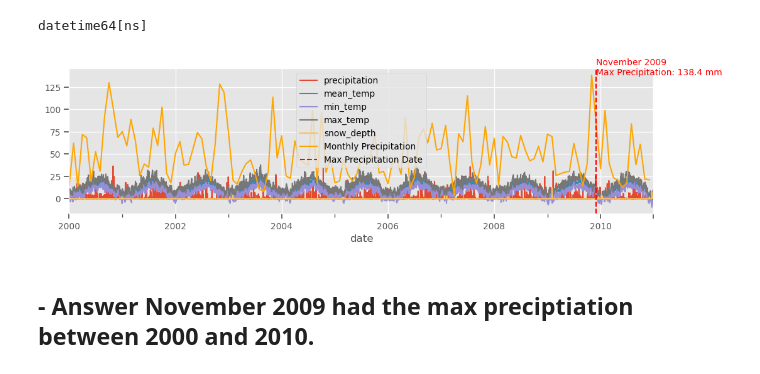
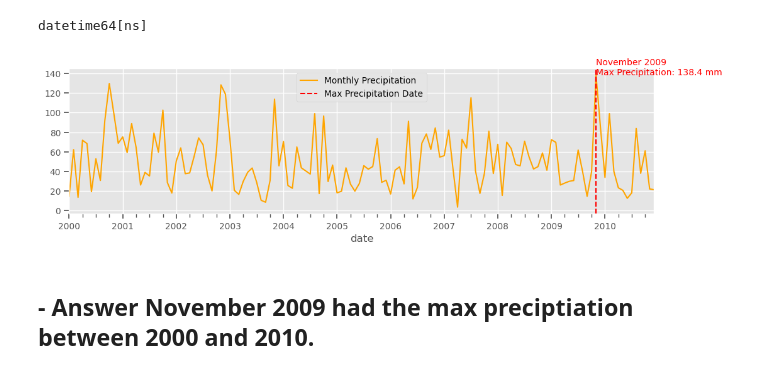
Before and after one commit to lrnrdr/CORE-Resampling-Datetime-Data, a Jupyter notebook: Core_Resampling Datetime Data.ipynb, the cells around one changed output. Saved outputs shown, nothing was run; the diff lists cells and outputs as text; code cells hidden in the pictures.

```diff
--- a/Core_Resampling Datetime Data.ipynb
+++ b/Core_Resampling Datetime Data.ipynb
@@ -257,36 +257,34 @@ datetime64[ns]
 # Filter the DataFrame copy to include only data between 2000 and 2010
 df_copy = df_copy.loc['2000-01-01':'2010-12-31']
 
 # Resample the precipitation column to a Monthly frequency using .sum() as the aggregation method
 monthly_precipitation = df_copy['precipitation'].resample('M').sum()
 
 # Find the date and corresponding value for the max precipitation
 max_precipitation_date = monthly_precipitation.idxmax()
 max_precipitation_value = monthly_precipitation.max()
 
 
 # Create subplots
 fig, ax = plt.subplots(figsize=(12, 3))
 
-# Plot the original DataFrame on the first axis
-df_copy.plot(ax=ax, label='Original Data')
 
 # Plot the monthly precipitation on the same axis
 monthly_precipitation.plot(ax=ax, label='Monthly Precipitation', color='orange')
 
 # Add a vertical line at the date with the max precipitation
 ax.axvline(x=max_precipitation_date, color='red', linestyle='--', label='Max Precipitation Date')
 
 # Add label for the vertical line
 ax.text(max_precipitation_date, max_precipitation_value, f"{max_precipitation_date.strftime('%B %Y')}\nMax Precipitation: {max_precipitation_value} mm", color='red')
 
 # Add legend
 ax.legend()
 
 # Show the plot
 plt.show()
 # %% [output]
-[figure, old version]
+[figure, new version]
 # %% [markdown]
 ## - Answer November 2009 had the max preciptiation between 2000 and 2010.
 # %% [markdown]
```
Also changed, not shown: parts of 1 cell of this notebook.
